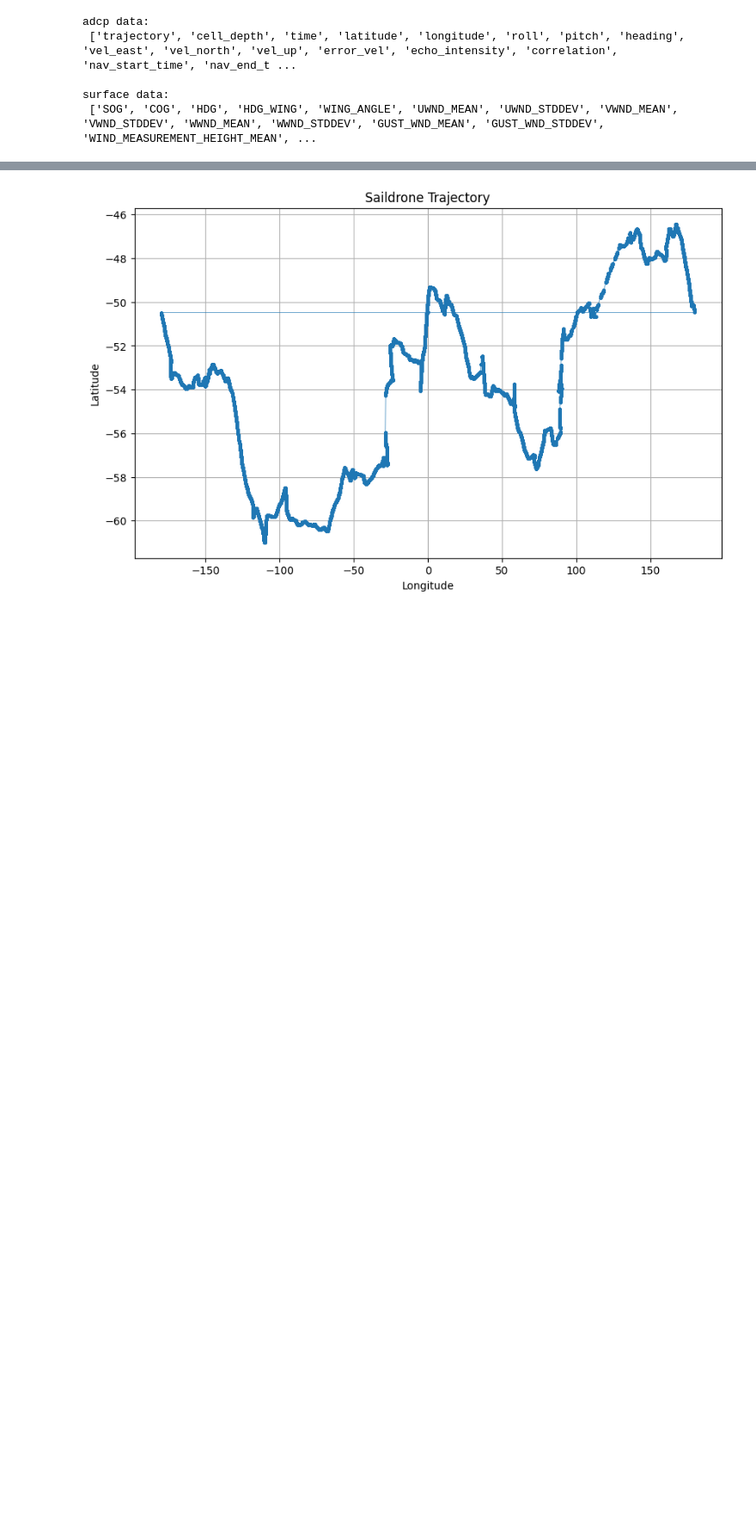
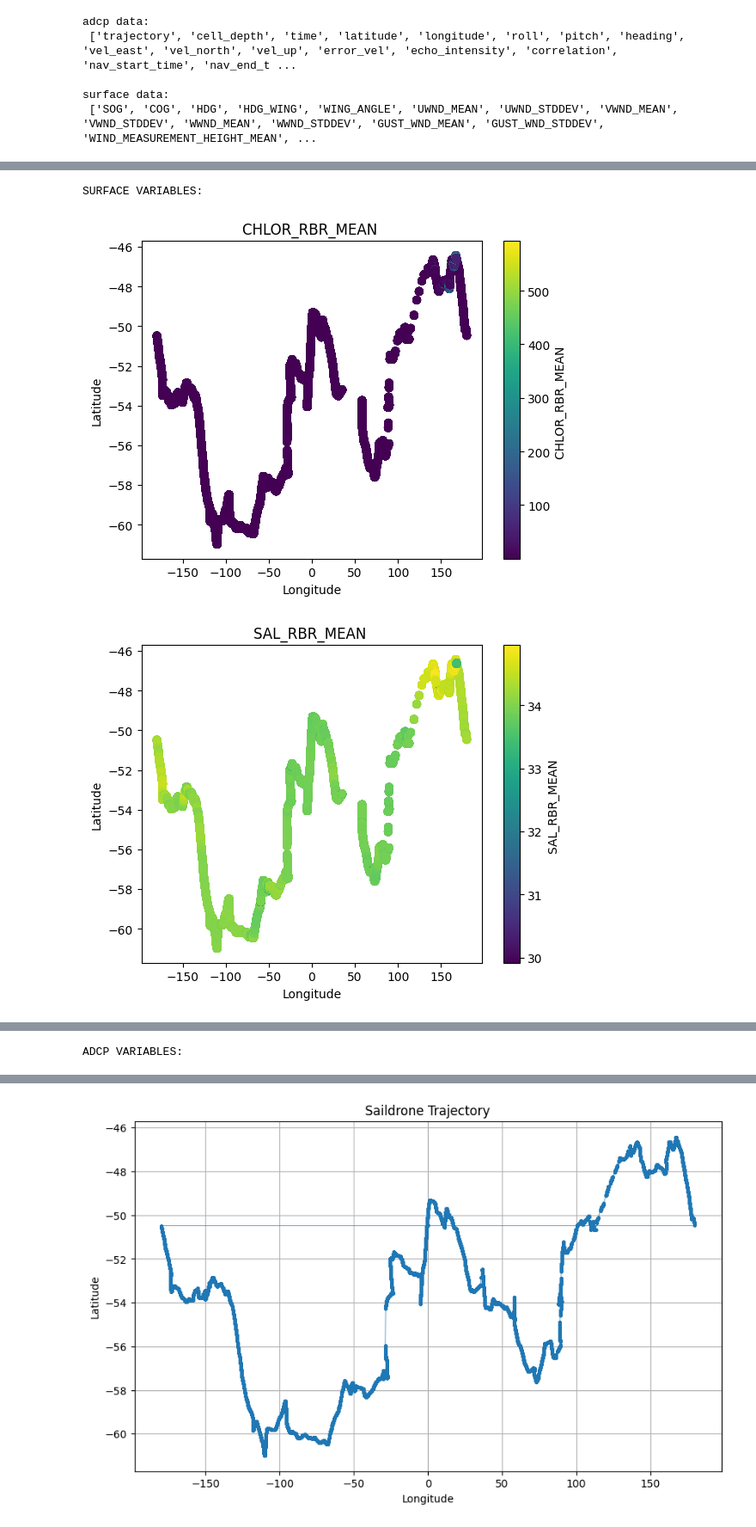
Before and after one commit to ameliabaier17/ocean_project, a Jupyter notebook: code/data_cleaning.ipynb, the cells around one changed output, grey strips where cells are left out. Shown at 86% size. Drawn from its saved outputs; the diff is of its cells as text; code cells hidden in the pictures; blank space fills up the shorter version.

```diff
--- a/code/data_cleaning.ipynb
+++ b/code/data_cleaning.ipynb
@@ -143,0 +115,11 @@ df_vel_up.head()
+# %%
+# metadata on specific vars
+print("SURFACE VARIABLES:")
+for var in sur_var_list:
+  variable = ds_sur[var]
+  print(variable.attrs)
+
+print("\nADCP VARIABLES:")
+for var in adcp_var_list:
+  variable = ds_adcp[var]
+  print(variable.attrs)
@@ -143,0 +144,30 @@ df_vel_up.head()
+# %%
+# plotting
+longitude = ds_sur['longitude'][0, :]
+latitude = ds_sur['latitude'][0, :]
+
+print("SURFACE VARIABLES:")
+for var in sur_var_list:
+  plt.scatter(longitude, latitude, c=ds_sur[var], cmap='viridis')
+  plt.colorbar(label=f"{var} ")
+  plt.title(f"{var} ")
+  plt.xlabel('Longitude')
+  plt.ylabel('Latitude')
+  plt.show()
+
+print("\nADCP VARIABLES:")
+longitude = ds_adcp['longitude'][0, :]
+latitude = ds_adcp['latitude'][0, :]
+
+for var in adcp_var_list[:4]:
+  variable = ds_adcp[var][0, :, 0]
+  plt.scatter(longitude, latitude, c=variable, cmap='viridis')
+  plt.colorbar(label=f"{var}")
+  plt.title(f"{var}")
+  plt.xlabel('Longitude')
+  plt.ylabel('Latitude')
+  plt.show()
+# %% [output]
+SURFACE VARIABLES:
+[figure, added]
+[figure, added]
@@ -143,0 +179 @@ df_vel_up.head()
+ADCP VARIABLES:
```
Also changed, not shown: parts of 20 cells of this notebook.
